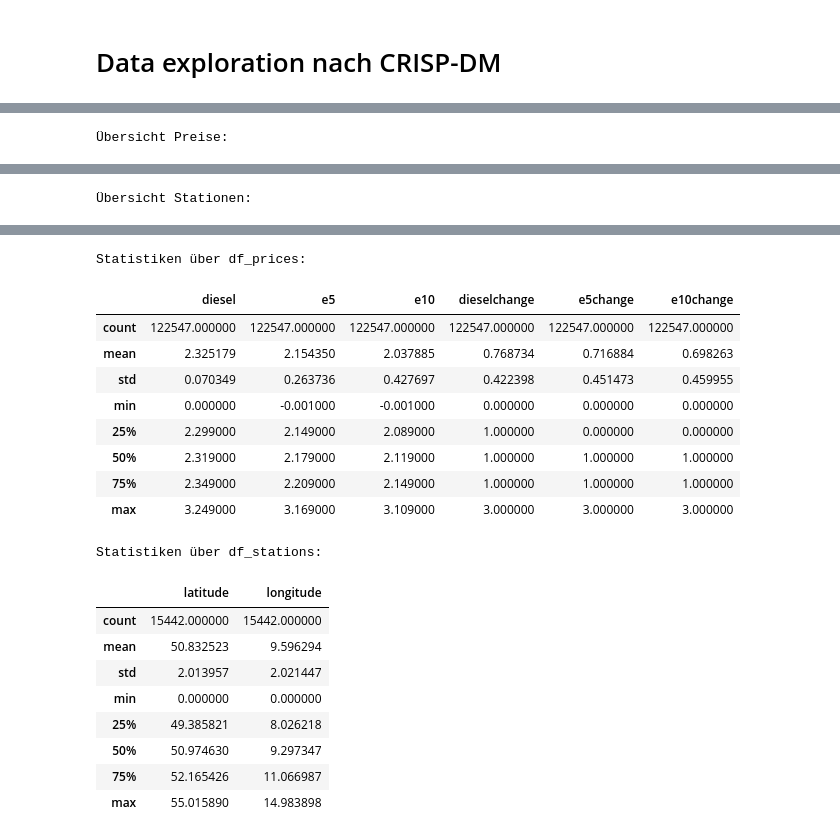
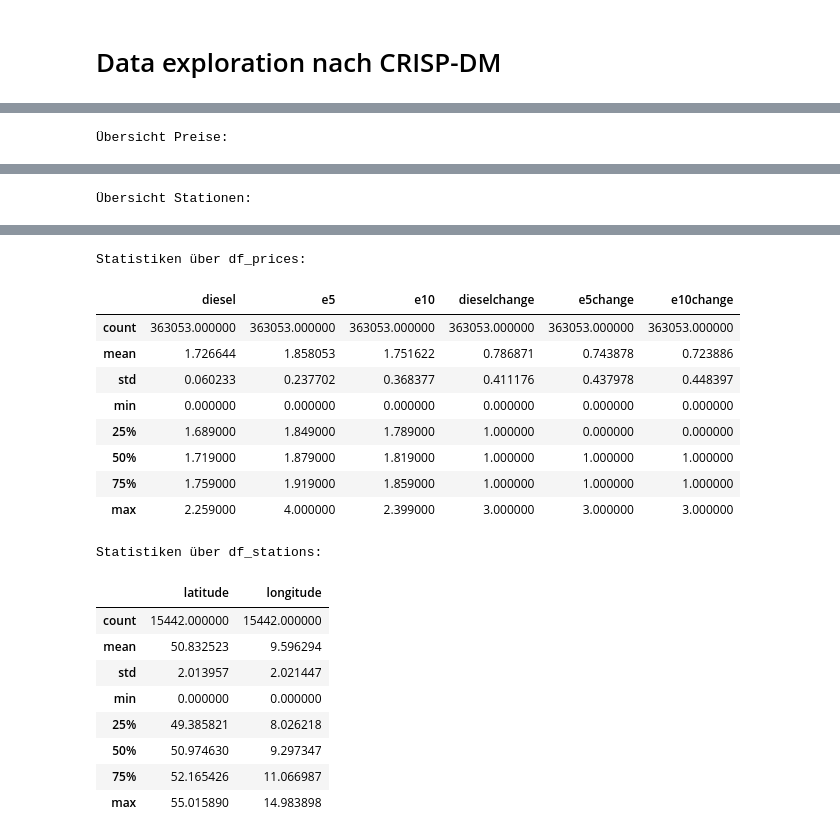
Before and after one commit to jawasch/SpritpreisAnalyse_HSAA_PredAnal, a Jupyter notebook: notebooks/data-exploration.ipynb, the cells around one changed output, grey strips where cells are left out. Drawn from its saved outputs; the diff is of its cells as text; code cells hidden in the pictures.

```diff
--- a/notebooks/data-exploration.ipynb
+++ b/notebooks/data-exploration.ipynb
@@ -6,16 +4,22 @@
 #!/usr/bin/env python3
 
 # Bibliotheken laden
-
 import pandas as pd
 import numpy as np
 import matplotlib.pyplot as plt
-from IPython.display import display
+from IPython.display import display # Für die Anzeige von DataFrames in Jupyter Notebooks
+import os # Für Betriebssystem- und Pfadoperationen
+from pathlib import Path # Für Pfadoperationen
+from concurrent.futures import ThreadPoolExecutor # Für parallele Verarbeitung
+from tqdm import tqdm # Für Fortschrittsbalken
+from tqdm.notebook import tqdm # Für Fortschrittsbalken in Jupyter Notebooks
+
 
 # Pfade definieren
-price_path = "~/PredAna_Python/tankerkoenig-data-working/prices/"
-price_path_example = price_path + "2026/04/2026-04-01-prices.csv"
-station_path = "~/PredAna_Python/tankerkoenig-data-working/stations/"
+price_path = os.path.expanduser("~/PredAna_Python/tankerkoenig-data-working/prices/")
+price_path_example = price_path + "2024/04/2024-04-01-prices.csv"
+station_path = os.path.expanduser("~/PredAna_Python/tankerkoenig-data-working/stations/")
+
 
 # Daten laden
 df_prices = pd.read_csv(price_path_example)
@@ -40,6 +44,71 @@ print("Fehlende Werte in df_prices:\n" + str(df_prices.isnull().sum()))
 print("\n")  # Zeilenumbruch für bessere Lesbarkeit
 print("Fehlende Werte in df_stations:\n" + str(df_stations.isnull().sum()))
 
+
+# rekursiv iterieren über den Pfad price_path, um Fehlende Werte zu analysieren und aufzusummieren
+PRICE_COLS = ["diesel", "e5", "e10"]
+CHANGE_COLS = ["dieselchange", "e5change", "e10change"]
+USECOLS = PRICE_COLS + CHANGE_COLS
+
+DTYPES = {
+    "diesel": "float32",
+    "e5": "float32",
+    "e10": "float32",
+    "dieselchange": "int8",
+    "e5change": "int8",
+    "e10change": "int8",
+}
+
+def analyze_price_file(filepath: str):
+    df = pd.read_csv(filepath, usecols=USECOLS, dtype=DTYPES)
+
+    nan_count = int(df[PRICE_COLS].isna().sum().sum())
+    zero_count = int((df[PRICE_COLS] == 0).sum().sum())
+
+    zero_removed = int(
+        ((df["diesel"] == 0) & (df["dieselchange"] == 2)).sum()
+        + ((df["e5"] == 0) & (df["e5change"] == 2)).sum()
+        + ((df["e10"] == 0) & (df["e10change"] == 2)).sum()
+    )
+    zero_not_removed = zero_count - zero_removed
+    row_count = len(df)
+
+    return row_count, nan_count, zero_count, zero_removed, zero_not_removed
+
+
+price_path = Path("~/PredAna_Python/tankerkoenig-data-working/prices/").expanduser()
+all_files = [str(p) for p in price_path.rglob("*.csv")]
+print(f"Gefundene CSV-Dateien: {len(all_files)}")
+
+total_rows = 0
+total_nan = 0
+total_zero = 0
+total_zero_removed = 0
+total_zero_not_removed = 0
+
+with ThreadPoolExecutor(max_workers=8) as executor:
+    results = list(tqdm(
+        executor.map(analyze_price_file, all_files),
+        total=len(all_files),
+        desc="Analysiere Preisdateien"
+    ))
+
+for row_count, nan_count, zero_count, zero_removed, zero_not_removed in results:
+    total_rows += row_count
+    total_nan += nan_count
+    total_zero += zero_count
+    total_zero_removed += zero_removed
+    total_zero_not_removed += zero_not_removed
+
+print(f"\nGesamtzahl Zeilen:                  {total_rows}")
+print(f"Echte NaN in Preisfeldern:          {total_nan}")
+print(f"Preis == 0 in Preisfeldern:         {total_zero}")
+print(f"Preis == 0 und change == 2:         {total_zero_removed}")
+print(f"Preis == 0 und change != 2:         {total_zero_not_removed}")
+
+
+
+
 # Datentypen prüfen
 print("Datentypen in df_prices:\n" + str(df_prices.dtypes))
 print("\n")  # Zeilenumbruch für bessere Lesbarkeit
@@ -55,20 +124,20 @@ print("Datentypen in df_stations:\n" + str(df_stations.dtypes))
 Übersicht Stationen:
 |  | uuid | name | brand | street | house_number | post_code | city | latitude | longitude |
 | 0 | 00060723-0001-4444-8888-acdc00000001 | BAGeno Raiffeisen eG | NaN | Künzelsauer Strasse | 7 | 74653 | Ingelfingen | 49.296822 | 9.661385 |
 | 1 | 005056ba-7cb6-1ed2-bceb-5332ab168d12 | famila Tankstelle | FAMILA | Pascalstrasse | 9 | 25442 | Quickborn | 53.742150 | 9.941240 |
 | 2 | 005056ba-7cb6-1ed2-bceb-573c18314d16 | star Tankstelle | STAR | Riehler Strasse | 240 | 50735 | Köln | 50.961800 | 6.980070 |
 | 3 | 005056ba-7cb6-1ed2-bceb-662ba1a94d1f | star Tankstelle | STAR | BAB 10 / Seeberg Ost | NaN | 15345 | Altlandsberg | 52.550160 | 13.682120 |
 | 4 | 005056ba-7cb6-1ed2-bceb-6f7b23564d23 | star Tankstelle | STAR | Duisburger Straße | 130 | 47166 | Duisburg | 51.489790 | 6.783730 |
 Statistiken über df_prices:
 |  | diesel | e5 | e10 | dieselchange | e5change | e10change |
-| count | 122547.000000 | 122547.000000 | 122547.000000 | 122547.000000 | 122547.000000 | 122547.000000 |
-| mean | 2.325179 | 2.154350 | 2.037885 | 0.768734 | 0.716884 | 0.698263 |
-| std | 0.070349 | 0.263736 | 0.427697 | 0.422398 | 0.451473 | 0.459955 |
-| min | 0.000000 | -0.001000 | -0.001000 | 0.000000 | 0.000000 | 0.000000 |
-| 25% | 2.299000 | 2.149000 | 2.089000 | 1.000000 | 0.000000 | 0.000000 |
-| 50% | 2.319000 | 2.179000 | 2.119000 | 1.000000 | 1.000000 | 1.000000 |
-| 75% | 2.349000 | 2.209000 | 2.149000 | 1.000000 | 1.000000 | 1.000000 |
-| max | 3.249000 | 3.169000 | 3.109000 | 3.000000 | 3.000000 | 3.000000 |
+| count | 363053.000000 | 363053.000000 | 363053.000000 | 363053.000000 | 363053.000000 | 363053.000000 |
+| mean | 1.726644 | 1.858053 | 1.751622 | 0.786871 | 0.743878 | 0.723886 |
+| std | 0.060233 | 0.237702 | 0.368377 | 0.411176 | 0.437978 | 0.448397 |
+| min | 0.000000 | 0.000000 | 0.000000 | 0.000000 | 0.000000 | 0.000000 |
+| 25% | 1.689000 | 1.849000 | 1.789000 | 1.000000 | 0.000000 | 0.000000 |
+| 50% | 1.719000 | 1.879000 | 1.819000 | 1.000000 | 1.000000 | 1.000000 |
+| 75% | 1.759000 | 1.919000 | 1.859000 | 1.000000 | 1.000000 | 1.000000 |
+| max | 2.259000 | 4.000000 | 2.399000 | 3.000000 | 3.000000 | 3.000000 |
 Statistiken über df_stations:
 |  | latitude | longitude |
 | count | 15442.000000 | 15442.000000 |
```
Also changed, not shown: parts of 7 cells of this notebook, 3 other files.
